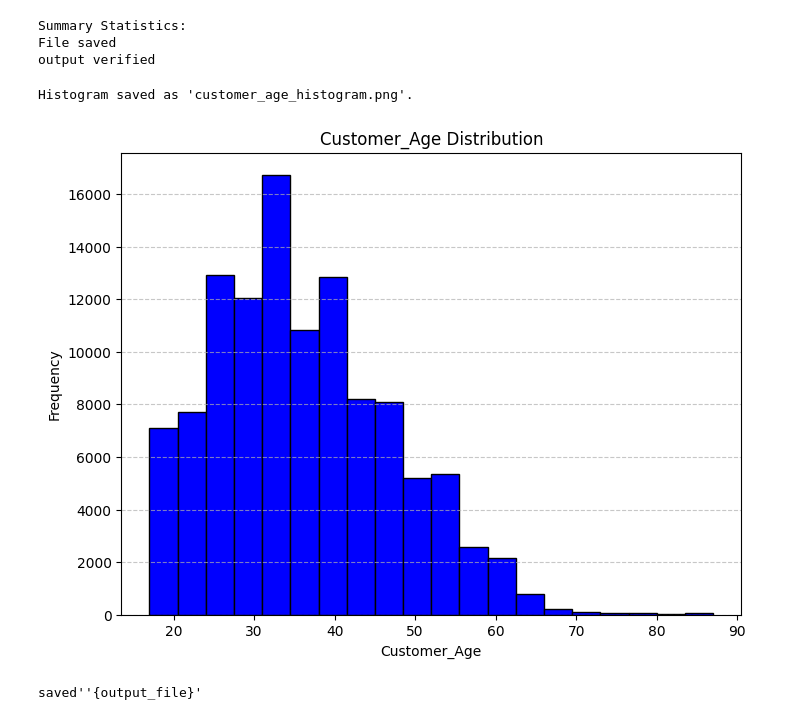
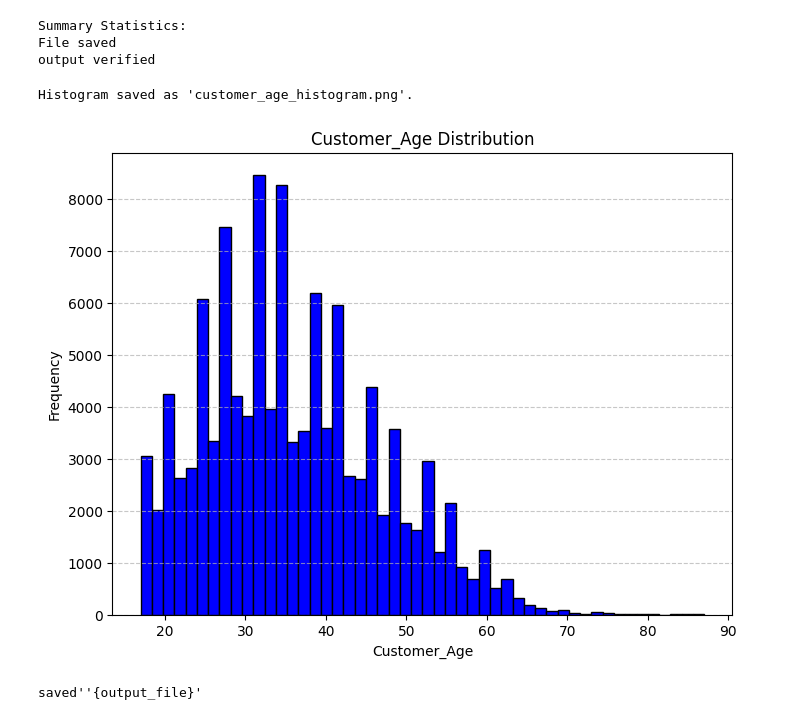
Before and after one commit to Harisudhan23/Data_science_project, a Jupyter notebook: Task.ipynb, the cells around one changed output. Cells and saved outputs as stored; diff of their text form; code cells hidden in the pictures.

```diff
--- a/Task.ipynb
+++ b/Task.ipynb
@@ -80,24 +80,24 @@ File saved
 output verified
 # %%
 class DataAnalyzer:
-    def plot_histogram(self, column, bins=20, output_file = "histogram.png"):
+    def plot_histogram(self, column,bins = 50, output_file = "histogram.png"):
         if column not in df.columns:
             print(f"{column} Column not found in the datatset")
             return
         plt.figure(figsize=(8,6))
         plt.hist(df[column], bins=bins, color='blue', edgecolor='black')
         plt.title(f'{column} Distribution')
         plt.xlabel(column)
         plt.ylabel('Frequency')
         plt.grid(axis='y', linestyle='--', alpha=0.7)
         plt.savefig(output_file)
         print(f"Histogram saved as '{output_file}'.")
         plt.show()
 analyzer= DataAnalyzer()
 analyzer.plot_histogram(column="Customer_Age", output_file="customer_age_histogram.png")
 # %% [output]
 Histogram saved as 'customer_age_histogram.png'.
-[figure, old version]
+[figure, new version]
 # %%
 class DataVisualizer:
     def gender_distribution(self, output_file="gender_distribution.png"):
```
Also changed, not shown: 1 other file.
